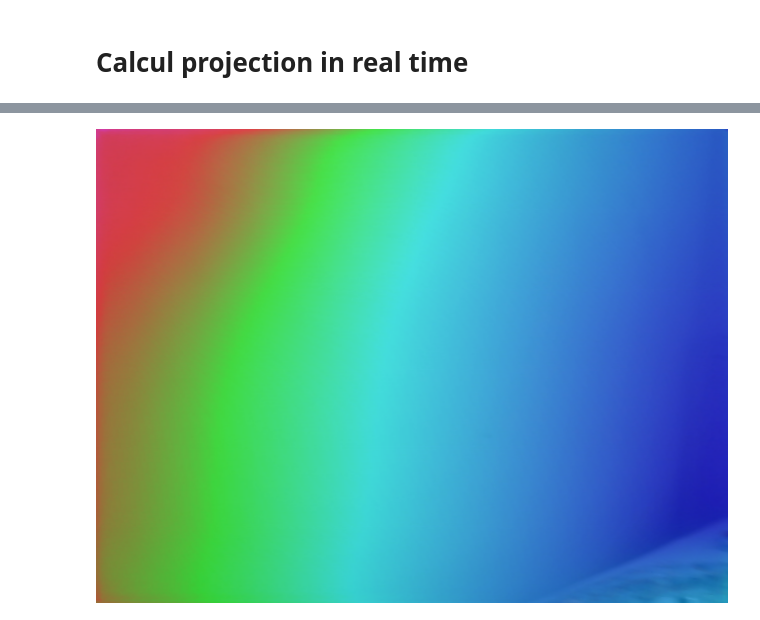
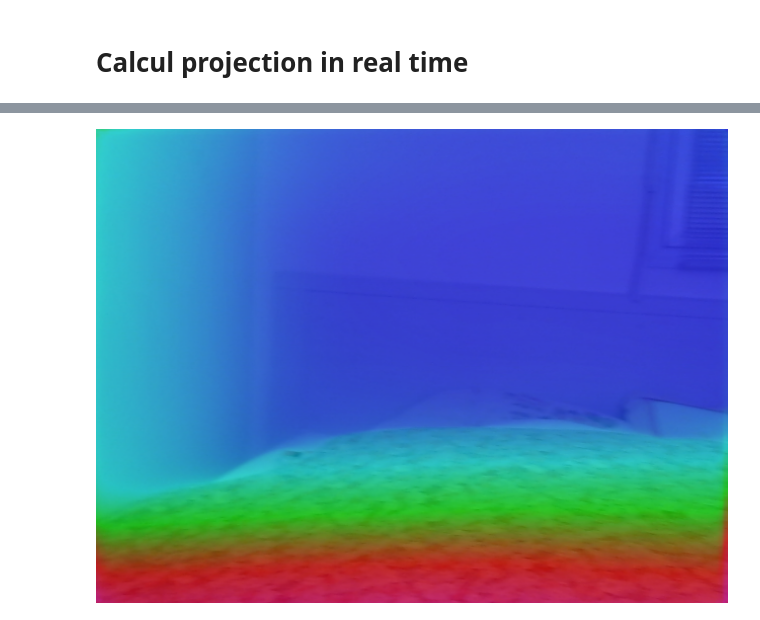
Before and after one commit to Apiquet/DepthEstimationAnd3dMapping, a Jupyter notebook: 3d_projection_wrt_imu.ipynb, the cells around one changed output, grey strips where cells are left out. Saved outputs shown, nothing was run; the diff lists cells and outputs as text; code cells hidden in the pictures.

```diff
--- a/3d_projection_wrt_imu.ipynb
+++ b/3d_projection_wrt_imu.ipynb
@@ -144,7 +162,7 @@ plt.show()
 # %%
-OVERLAPS_IMG_DEPTH[60]
+OVERLAPS_IMG_DEPTH[0]
 # %% [output]
-[figure, old version]
+[figure, new version]
 # %%
 CORNERS_DISTANCE
 # %% [output]
```
Also changed, not shown: parts of 2 cells of this notebook, 1 other file.
